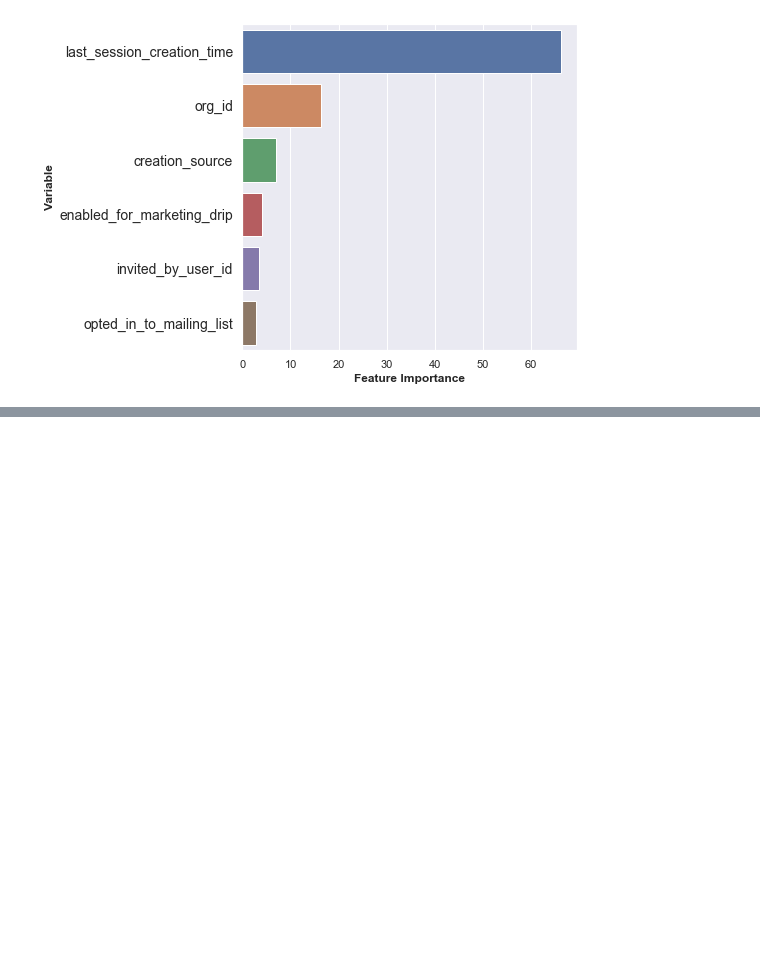
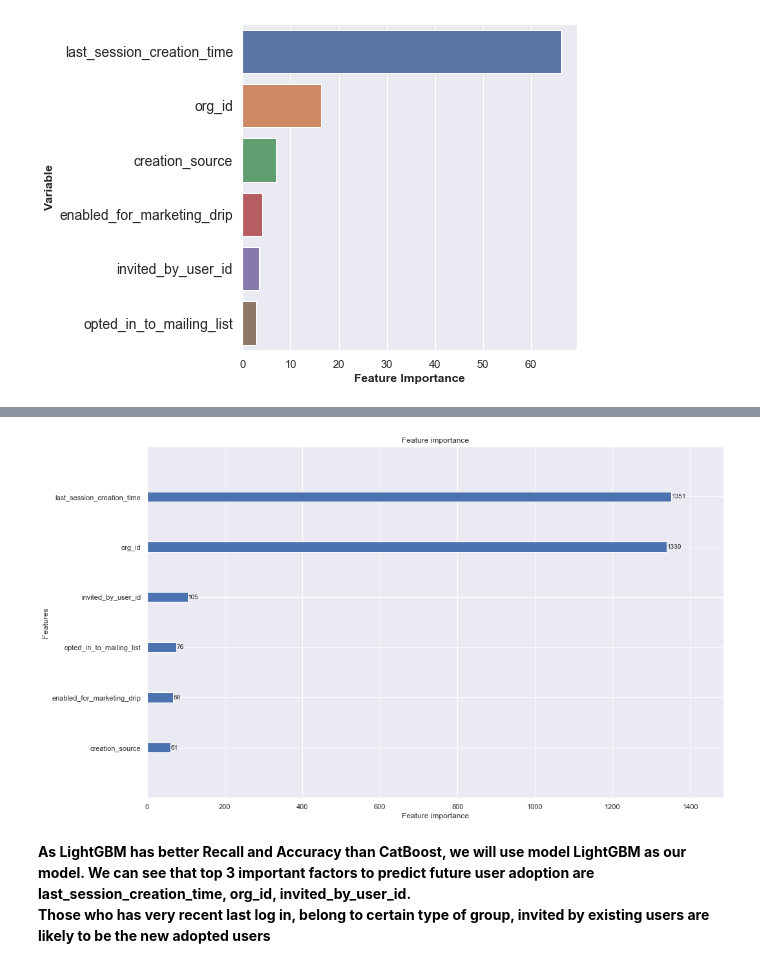
Before and after one commit to yoyo6022/Springboard-hands-on-project, a Jupyter notebook: relax_challenge/Relax_takehomechallenge.ipynb, the cells around one changed output, grey strips where cells are left out. Drawn from its saved outputs; the diff is of its cells as text; code cells hidden in the pictures; blank space fills up the shorter version.

```diff
--- a/relax_challenge/Relax_takehomechallenge.ipynb
+++ b/relax_challenge/Relax_takehomechallenge.ipynb
@@ -211,3 +226,7 @@ plt.show()
 we can see variabel creation_time and last_session_creation_time is highly correlated, so we will drop creation_time when build model
 # %%
 from sklearn.model_selection import train_test_split
+# %%
+from sklearn.preprocessing import MinMaxScaler
+scaler = MinMaxScaler()
+final_df.org_id = scaler.fit_transform(np.array(final_df.org_id).reshape(-1,1))
@@ -352,0 +345,5 @@ plt.show()
+# %%
+X.creation_source = X.creation_source.astype('category')
+# %%
+# X_train,X_test,y_train,y_test = train_test_split(X.to_numpy(), y.ravel(), test_size=0.30, stratify=y, random_state=43)
+X_train,X_test,y_train,y_test = train_test_split(X, y, test_size=0.30, stratify=y, random_state=43)
@@ -352,0 +364,6 @@ plt.show()
+# %%
+model = lgb.LGBMClassifier(loss_function= 'Logloss', custom_metric=['Accuracy','AUC'],eval_metric='Recall')
+model.fit(X_train, y_train, eval_set=(X_test, y_test), feature_name='auto', categorical_feature = 'auto', verbose=10)
+
+expected_y  = y_test
+y_pred = model.predict(X_test)
@@ -352,0 +396,12 @@ plt.show()
+# %%
+# feature importance for lighgbm
+from lightgbm import plot_importance
+
+fig, ax = plt.subplots(figsize=(16, 10))
+plot_importance(model,ax=ax)
+plt.show()
+# %% [output]
+[figure, added]
+# %% [markdown]
+<b>As LightGBM has better Recall and Accuracy than CatBoost, we will use model LightGBM as our model. We can see that top 3 important factors to predict future user adoption are last_session_creation_time, org_id, invited_by_user_id.
+<br>Those who has very recent last log in, belong to certain type of group, invited by existing users are likely to be the new adopted users
```
Also changed, not shown: parts of 26 cells of this notebook.
